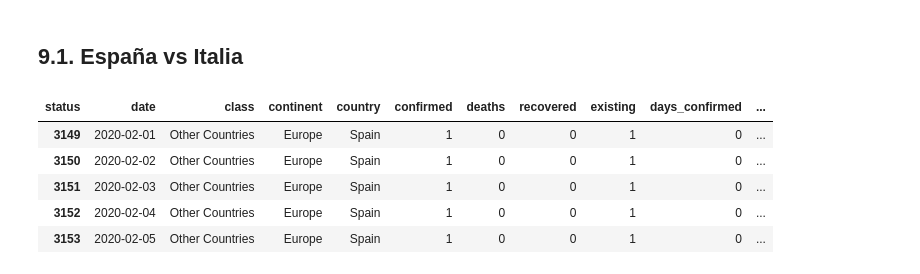
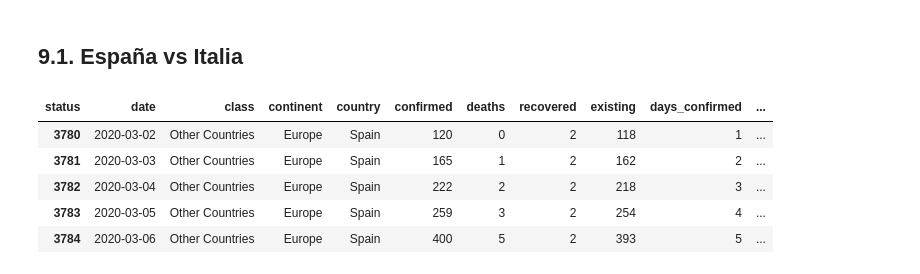
Before and after one commit to kalilu/project-statistical-analysis, a Jupyter notebook: Coronavirus API.ipynb, the cells around one changed output. Drawn from its saved outputs; the diff is of its cells as text; code cells hidden in the pictures.

```diff
--- a/Coronavirus API.ipynb
+++ b/Coronavirus API.ipynb
@@ -61,8 +66,19 @@ df_continents.head()
 | 4 | Aland Islands | Mariehamn | 60.116667 | 19.900000 | AX | Europe |
 # %% [markdown]
 ## 2.3. Join corinavirus info and continent info
+# %%
+# Clean some countries before merge
+df_coronavirus_raw.loc[df_coronavirus_raw['Country']=='Brunei', 'Country']='Brunei Darussalam'
+df_coronavirus_raw.loc[df_coronavirus_raw['Country']=='Czechia', 'Country']='Czech Republic'
+df_coronavirus_raw.loc[df_coronavirus_raw['Country']=='Hong Kong SAR', 'Country']='Hong Kong'
+df_coronavirus_raw.loc[df_coronavirus_raw['Country']=='Iran (Islamic Republic of)', 'Country']='Iran'
+df_coronavirus_raw.loc[df_coronavirus_raw['Country']=='Korea, South', 'Country']='South Korea'
+df_coronavirus_raw.loc[df_coronavirus_raw['Country']=='North Macedonia', 'Country']='Macedonia'
+df_coronavirus_raw.loc[df_coronavirus_raw['Country']=='Republic of Korea', 'Country']='North Korea'
+df_coronavirus_raw.loc[df_coronavirus_raw['Country']=='Taiwan*', 'Country']='Taiwan'
+df_coronavirus_raw.loc[df_coronavirus_raw['Country']=='US', 'Country']='United States'
 # %%
-df_coronavirus_raw = df_coronavirus_raw.merge(df_continents, left_on='Country', right_on='CountryName')
+df_coronavirus_raw = df_coronavirus_raw.merge(df_continents, left_on='Country', right_on='CountryName', how='left')
 # %% [markdown]
 ## 2.4. Regional information
 # %%
@@ -166,5 +261,6 @@ df_coronavirus_raw.head()
 ### 3.1.2. Eliminamos columnas duplicadas
 # %%
 df_coronavirus_raw.drop('countryname', axis=1, inplace=True)
+df_coronavirus_raw.where(cond=df_coronavirus_raw['country']!="",inplace=True)
 # %% [markdown]
 ### 3.1.3. Clasificamos los paises entre China y resto del mundo
@@ -233,7 +309,7 @@ df_countries.head()
 # %% [markdown]
 ### 3.1.5. Ordenamos columas
 # %%
-column_order = ['date', 'class', 'continent', 'country', 'confirmed','deaths', 'recovered', 'existing', 'days_confirmed', 'days_death','days_recovered']
+column_order = ['date', 'class', 'continent', 'country', 'confirmed','deaths', 'recovered', 'existing', 'days_confirmed', 'days_death','days_recovered','estimated']
 df_countries = df_countries[column_order]
 df_countries.head()
 # %% [output]
@@ -437,11 +698,13 @@ df_countries.head()
 # %%
 corona_spain = df_countries[df_countries['country'] == "Spain"]
+corona_spain = corona_spain[corona_spain['days_confirmed']>=1]
 corona_it = df_countries[df_countries['country'] == "Italy"]
+corona_it = corona_it[corona_it['days_confirmed']>=1]
 corona_spain.head()
 # %% [output]
 | status | date | class | continent | country | confirmed | deaths | recovered | existing | days_confirmed | ... |
-| 3149 | 2020-02-01 | Other Countries | Europe | Spain | 1 | 0 | 0 | 1 | 0 | ... |
-| 3150 | 2020-02-02 | Other Countries | Europe | Spain | 1 | 0 | 0 | 1 | 0 | ... |
-| 3151 | 2020-02-03 | Other Countries | Europe | Spain | 1 | 0 | 0 | 1 | 0 | ... |
-| 3152 | 2020-02-04 | Other Countries | Europe | Spain | 1 | 0 | 0 | 1 | 0 | ... |
-| 3153 | 2020-02-05 | Other Countries | Europe | Spain | 1 | 0 | 0 | 1 | 0 | ... |
+| 3780 | 2020-03-02 | Other Countries | Europe | Spain | 120 | 0 | 2 | 118 | 1 | ... |
+| 3781 | 2020-03-03 | Other Countries | Europe | Spain | 165 | 1 | 2 | 162 | 2 | ... |
+| 3782 | 2020-03-04 | Other Countries | Europe | Spain | 222 | 2 | 2 | 218 | 3 | ... |
+| 3783 | 2020-03-05 | Other Countries | Europe | Spain | 259 | 3 | 2 | 254 | 4 | ... |
+| 3784 | 2020-03-06 | Other Countries | Europe | Spain | 400 | 5 | 2 | 393 | 5 | ... |
```
Also changed, not shown: parts of 39 cells of this notebook.
